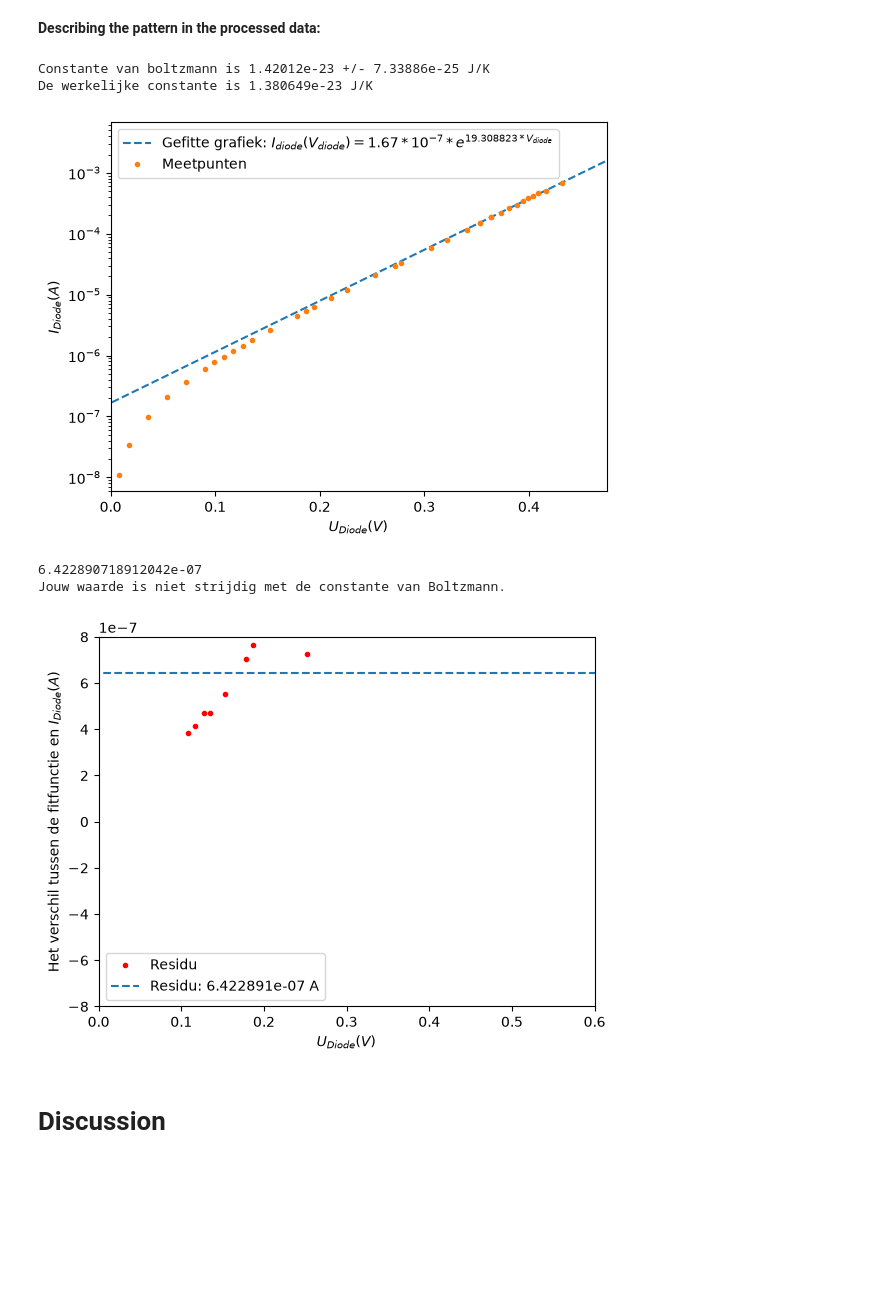
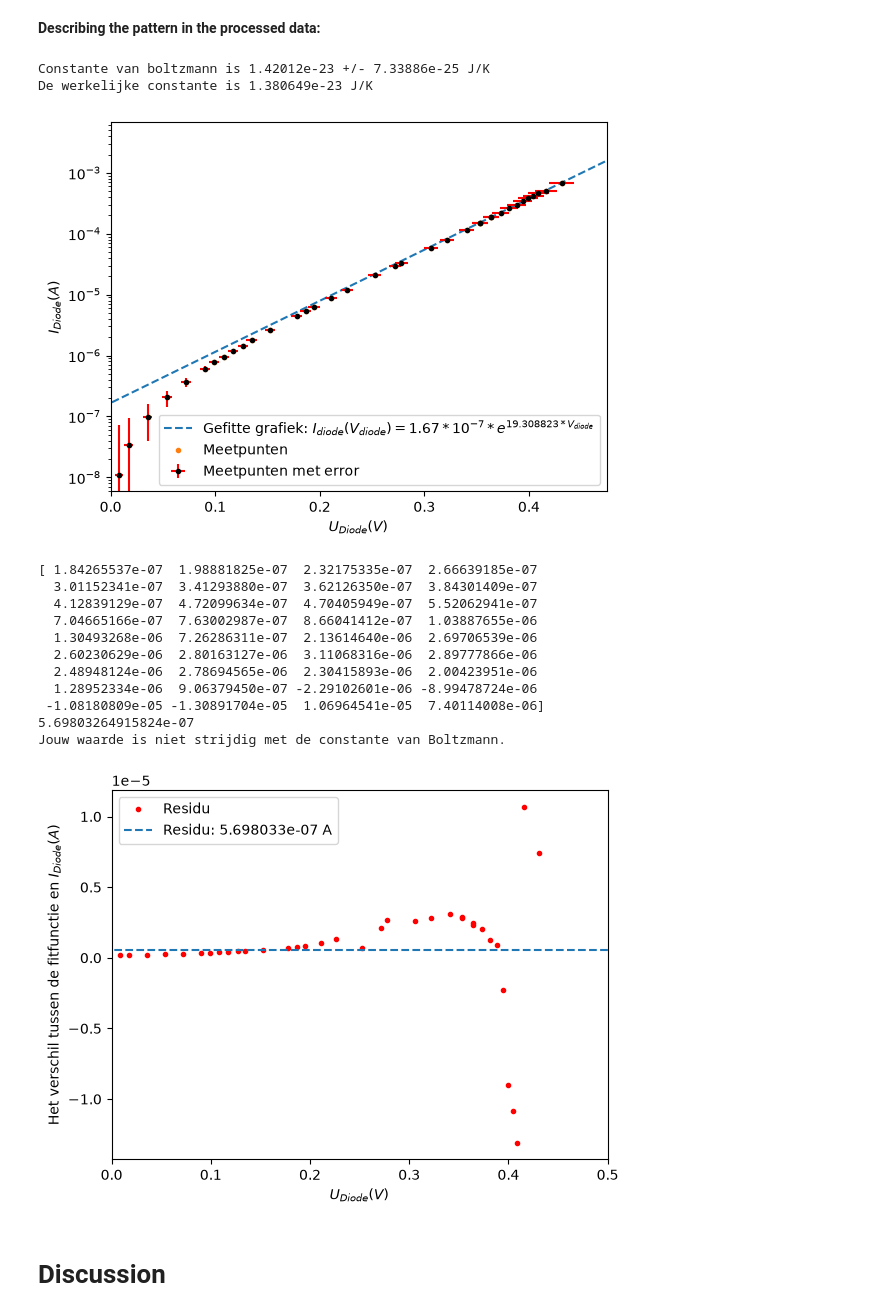
Before and after one commit to KoenHeide1/IP2-Thermo-, a Jupyter notebook: Labjournaal voor IP2/Inlevermateriaal.ipynb, the cells around one changed output. Cells and saved outputs as stored; diff of their text form; code cells hidden in the pictures; blank space fills up the shorter version.

```diff
--- a/Labjournaal voor IP2/Inlevermateriaal.ipynb
+++ b/Labjournaal voor IP2/Inlevermateriaal.ipynb
@@ -130,6 +138,7 @@ plt.yscale('log')
 plt.xlabel('$U_{Diode} (V)$')
 plt.ylabel('$I_{Diode} (A)$')
 plt.plot(U_D,I_D,'.', label = 'Meetpunten')
+plt.errorbar(U_D,I_D,fmt = 'k.',xerr=xerr,yerr=yerr,ecolor = 'r',label = 'Meetpunten met error')
 plt.legend()
 
 #Boltzmann berekenen
@@ -143,38 +152,48 @@ plt.savefig("punten met een gefitte lijn.png", dpi=400, bbox_inches="tight")
 # %% [output]
 Constante van boltzmann is 1.42012e-23 +/- 7.33886e-25 J/K
 De werkelijke constante is 1.380649e-23 J/K
-[figure, old version]
+[figure, new version]
 # %%
 #Residual
-Waardes= functie(U_D[U_D>0.1],values[0],values[1])
-Residual =Waardes-I_D[U_D>0.1]
+Waardes= functie(U_D,values[0],values[1])
+Residual =Waardes-I_D
+print(Residual)
 Residu_gem=np.mean(Residual)
 print(Residu_gem)
 lijnx=np.array([-1,0.60])
 lijny=np.array([Residu_gem,Residu_gem])
-plt.plot(U_D[U_D>0.1],Residual, 'r.', label ='Residu')
+plt.plot(U_D,Residual, 'r.', label ='Residu')
 plt.xlabel('$U_{Diode} (V)$')
 plt.ylabel('Het verschil tussen de fitfunctie en $ I_{Diode} (A)$')
 plt.plot(lijnx,lijny,'--',label = 'Residu: %e A'%(Residu_gem))
-plt.xlim(0,0.6)
-plt.ylim(-8*10**-7,8*10**-7)
+plt.xlim(0,0.5)
+
 
 plt.legend(loc='best')
 plt.figure
 
 
 Onzekerheid_echte_k_B=0
 if abs(K_B-k_B)>=2*np.sqrt(Onzekerheid_k_B**2+Onzekerheid_echte_k_B**2):
     print('Jouw waarde is strijdig met de constante van Boltzmann')
 else:
     print('Jouw waarde is niet strijdig met de constante van Boltzmann.')
 
 
 #plt.savefig("Residual.png", dpi=400, bbox_inches="tight")
 # %% [output]
-6.422890718912042e-07
+[ 1.84265537e-07  1.98881825e-07  2.32175335e-07  2.66639185e-07
+  3.01152341e-07  3.41293880e-07  3.62126350e-07  3.84301409e-07
+  4.12839129e-07  4.72099634e-07  4.70405949e-07  5.52062941e-07
+  7.04665166e-07  7.63002987e-07  8.66041412e-07  1.03887655e-06
+  1.30493268e-06  7.26286311e-07  2.13614640e-06  2.69706539e-06
+  2.60230629e-06  2.80163127e-06  3.11068316e-06  2.89777866e-06
+  2.48948124e-06  2.78694565e-06  2.30415893e-06  2.00423951e-06
+  1.28952334e-06  9.06379450e-07 -2.29102601e-06 -8.99478724e-06
+ -1.08180809e-05 -1.30891704e-05  1.06964541e-05  7.40114008e-06]
+5.69803264915824e-07
 Jouw waarde is niet strijdig met de constante van Boltzmann.
-[figure, old version]
+[figure, new version]
 # %% [markdown]
 # Discussion
 # %% [markdown]
```
Also changed, not shown: parts of 1 cell of this notebook, 2 other files.
